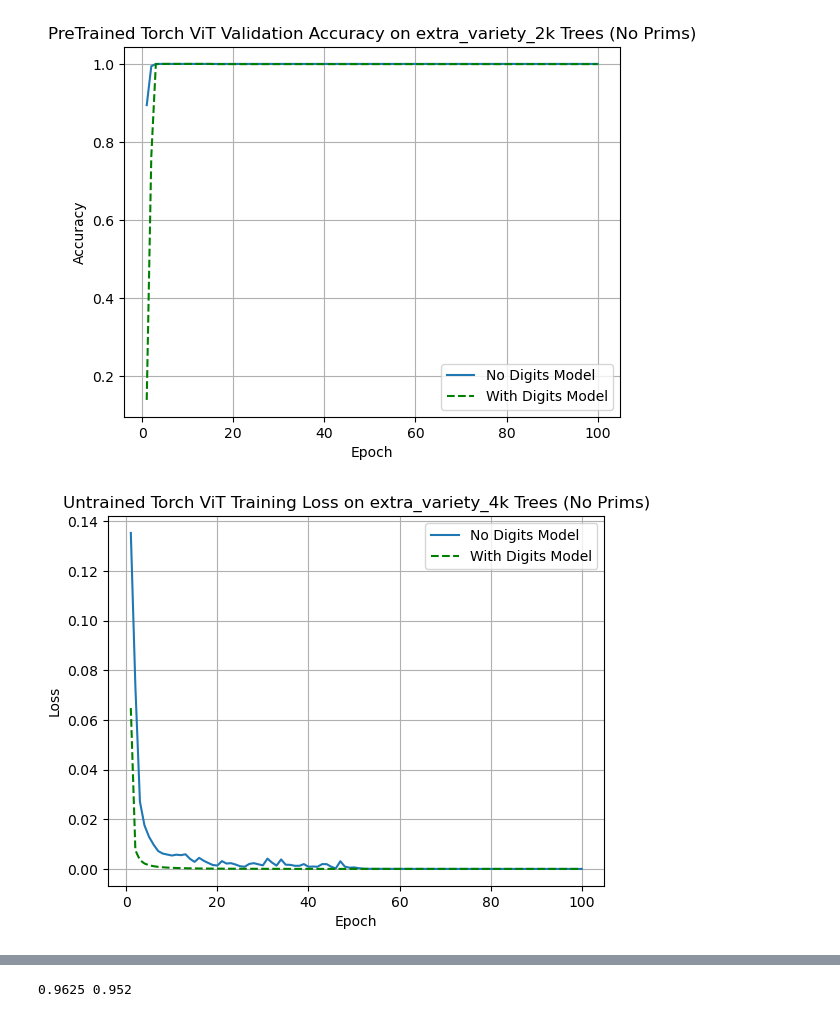
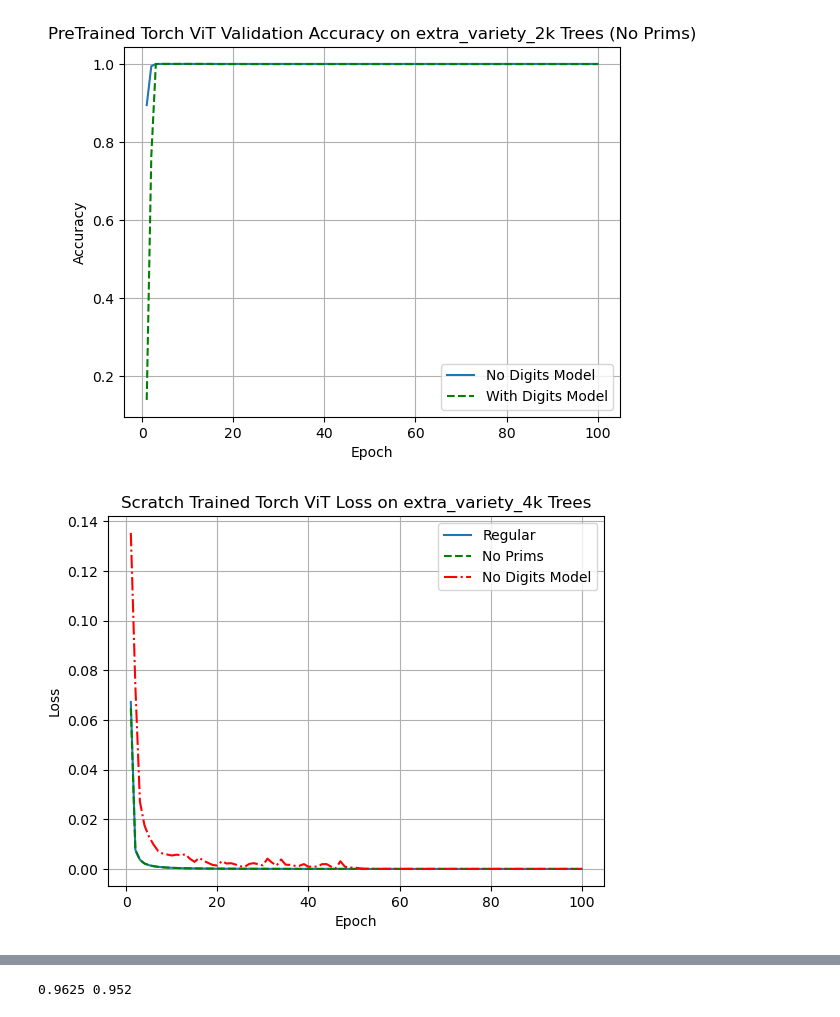
Before and after one commit to ChamiLamelas/Tufts-CS137-FinalProject, a Jupyter notebook: src/Plots.ipynb, the cells around one changed output, grey strips where cells are left out. Cells and saved outputs as stored; diff of their text form; code cells hidden in the pictures.

Commit message:
pushing plots

```diff
--- a/src/Plots.ipynb
+++ b/src/Plots.ipynb
@@ -210,16 +211,17 @@ plt.show()
 [figure]
 # %%
 plt.figure()
-plt.plot(epochs, untrained_tree_scratchtrain, label='No Digits Model')
-plt.plot(epochs, untrained_tree_noprims_train, 'g--', label='With Digits Model')
+plt.plot(epochs, untrained_tree_train, label='Regular')
+plt.plot(epochs, untrained_tree_noprims_train, 'g--', label='No Prims')
+plt.plot(epochs, untrained_tree_scratchtrain, 'r-.', label='No Digits Model')
 plt.xlabel('Epoch')
 plt.ylabel('Loss')
 plt.grid()
 plt.legend()
-plt.title('Untrained Torch ViT Training Loss on extra_variety_4k Trees (No Prims)')
+plt.title('Scratch Trained Torch ViT Loss on extra_variety_4k Trees')
 plt.savefig(os.path.join('..', 'plots', 'untrained_tree_train_loss_noprims.png'))
 plt.show()
 # %% [output]
-[figure, old version]
+[figure, new version]
 # %%
 plt.figure()
```
Also changed, not shown: parts of 8 cells of this notebook, 11 other files.
